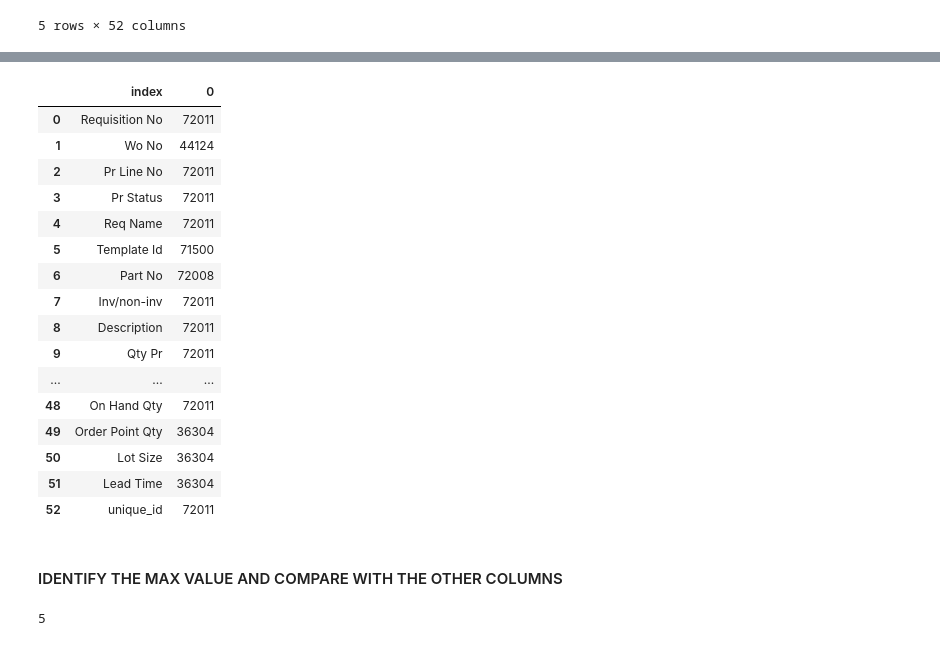
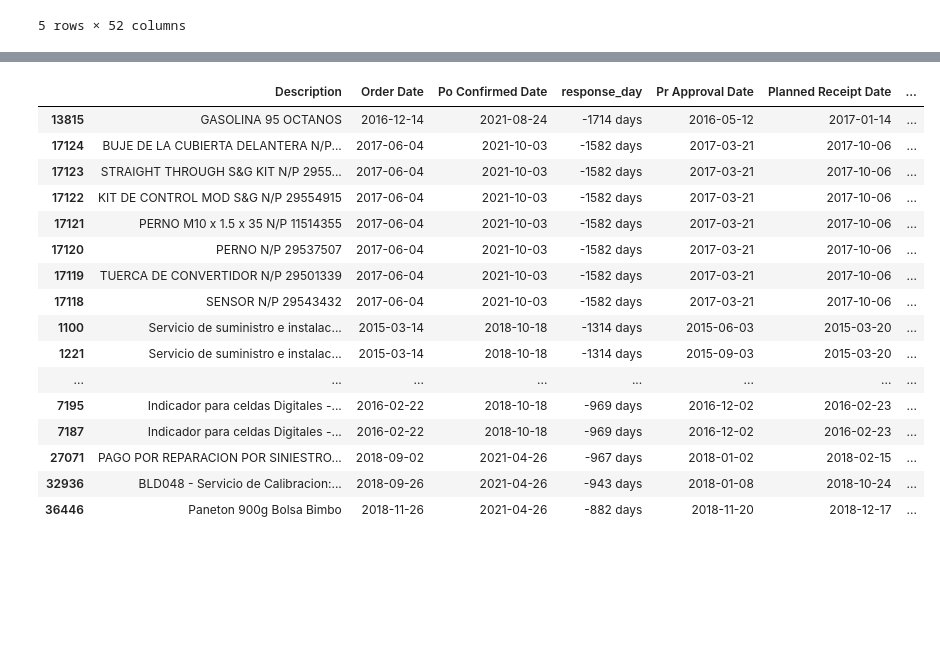
Before and after one commit to jpalaciosdelacruz/jpalacios_master, a Jupyter notebook: process_previous/00_input_data.ipynb, the cells around one changed output, grey strips where cells are left out. Cells and saved outputs as stored; diff of their text form; code cells hidden in the pictures; blank space fills up the shorter version.

```diff
--- a/process_previous/00_input_data.ipynb
+++ b/process_previous/00_input_data.ipynb
@@ -206,0 +262,16 @@ df_total['unique_id'].nunique()
+# %%
+df_total['Pr Approval Date'] = pd.to_datetime(df_total['Pr Approval Date']).dt.date
+df_total['Order Date'] = pd.to_datetime(df_total['Order Date']).dt.date
+df_total['Po Approval Date'] = pd.to_datetime(df_total['Po Approval Date'],format="%Y/%m/%d").dt.date
+df_total['Po Confirmed Date'] = pd.to_datetime(df_total['Po Confirmed Date'],format="%Y/%m/%d").dt.date
+df_total['Planned Receipt Date'] = pd.to_datetime(df_total['Planned Receipt Date'],format="%Y/%m/%d").dt.date
+df_total['Reception Date'] = pd.to_datetime(df_total['Reception Date'],format="%Y/%m/%d").dt.date
+df_total['Closed Date'] = pd.to_datetime(df_total['Closed Date'],format="%Y/%m/%d").dt.date
+# %%
+df_total = df_total.astype({"Pr Approval Date": 'datetime64',
+                            'Order Date': 'datetime64',
+                            'Po Approval Date': 'datetime64',
+                            'Po Confirmed Date': 'datetime64',
+                            'Planned Receipt Date': 'datetime64',
+                            'Reception Date': 'datetime64',
+                            'Closed Date': 'datetime64'})
@@ -206,0 +301,11 @@ df_total['unique_id'].nunique()
+# %%
+## df_total['Wanted Delivery Date'] = pd.to_datetime(df_total['Wanted Delivery Date']).dt.date
+## 'Wanted Delivery Date': 'datetime64',
+## df_total['Planned Delivery Date'] = pd.to_datetime(df_total['Planned Delivery Date']).dt.date
+## 'Planned Receipt Date': 'datetime64',
+## df_total['Promised Delivery Date'] = pd.to_datetime(df_total['Promised Delivery Date']).dt.date
+## 'Promised Delivery Date': 'datetime64',
+
+df_total.pop('Wanted Delivery Date')
+df_total.pop('Planned Delivery Date')
+df_total.pop('Promised Delivery Date')
@@ -206,0 +325,22 @@ df_total['unique_id'].nunique()
+# %%
+df_total_response_day = df_total[['Description','Order Date','Po Confirmed Date','response_day','Pr Approval Date',
+          'Planned Receipt Date','Reception Date','Closed Date']]
+df_total_response_day.sort_values('response_day').head(40)
+# %% [output]
+|  | Description | Order Date | Po Confirmed Date | response_day | Pr Approval Date | Planned Receipt Date | ... |
+| 13815 | GASOLINA 95 OCTANOS | 2016-12-14 | 2021-08-24 | -1714 days | 2016-05-12 | 2017-01-14 | ... |
+| 17124 | BUJE DE LA CUBIERTA DELANTERA N/P... | 2017-06-04 | 2021-10-03 | -1582 days | 2017-03-21 | 2017-10-06 | ... |
+| 17123 | STRAIGHT THROUGH S&G KIT N/P 2955... | 2017-06-04 | 2021-10-03 | -1582 days | 2017-03-21 | 2017-10-06 | ... |
+| 17122 | KIT DE CONTROL MOD S&G N/P 29554915 | 2017-06-04 | 2021-10-03 | -1582 days | 2017-03-21 | 2017-10-06 | ... |
+| 17121 | PERNO M10 x 1.5 x 35 N/P 11514355 | 2017-06-04 | 2021-10-03 | -1582 days | 2017-03-21 | 2017-10-06 | ... |
+| 17120 | PERNO N/P 29537507 | 2017-06-04 | 2021-10-03 | -1582 days | 2017-03-21 | 2017-10-06 | ... |
+| 17119 | TUERCA DE CONVERTIDOR N/P 29501339 | 2017-06-04 | 2021-10-03 | -1582 days | 2017-03-21 | 2017-10-06 | ... |
+| 17118 | SENSOR N/P 29543432 | 2017-06-04 | 2021-10-03 | -1582 days | 2017-03-21 | 2017-10-06 | ... |
+| 1100 | Servicio de suministro e instalac... | 2015-03-14 | 2018-10-18 | -1314 days | 2015-06-03 | 2015-03-20 | ... |
+| 1221 | Servicio de suministro e instalac... | 2015-03-14 | 2018-10-18 | -1314 days | 2015-09-03 | 2015-03-20 | ... |
+| ... | ... | ... | ... | ... | ... | ... | ... |
+| 7195 | Indicador para celdas Digitales -... | 2016-02-22 | 2018-10-18 | -969 days | 2016-12-02 | 2016-02-23 | ... |
+| 7187 | Indicador para celdas Digitales -... | 2016-02-22 | 2018-10-18 | -969 days | 2016-12-02 | 2016-02-23 | ... |
+| 27071 | PAGO POR REPARACION POR SINIESTRO... | 2018-09-02 | 2021-04-26 | -967 days | 2018-01-02 | 2018-02-15 | ... |
+| 32936 | BLD048 - Servicio de Calibracion:... | 2018-09-26 | 2021-04-26 | -943 days | 2018-01-08 | 2018-10-24 | ... |
+| 36446 | Paneton 900g Bolsa Bimbo | 2018-11-26 | 2021-04-26 | -882 days | 2018-11-20 | 2018-12-17 | ... |
@@ -207,28 +351,2 @@ df_total['unique_id'].nunique()
 # %%
 df_total_register_by_column = df_total.count().reset_index()
-# %%
-df_total_register_by_column
-# %% [output]
-|  | index | 0 |
-| 0 | Requisition No | 72011 |
-| 1 | Wo No | 44124 |
-| 2 | Pr Line No | 72011 |
-| 3 | Pr Status | 72011 |
-| 4 | Req Name | 72011 |
-| 5 | Template Id | 71500 |
-| 6 | Part No | 72008 |
-| 7 | Inv/non-inv | 72011 |
-| 8 | Description | 72011 |
-| 9 | Qty Pr | 72011 |
-| ... | ... | ... |
-| 48 | On Hand Qty | 72011 |
-| 49 | Order Point Qty | 36304 |
-| 50 | Lot Size | 36304 |
-| 51 | Lead Time | 36304 |
-| 52 | unique_id | 72011 |
-# %% [markdown]
-#### IDENTIFY THE MAX VALUE AND COMPARE WITH THE OTHER COLUMNS
-# %%
-print(df_total_register_by_column['index'].count())
-# %% [output]
-5
```
Also changed, not shown: parts of 57 cells of this notebook.
